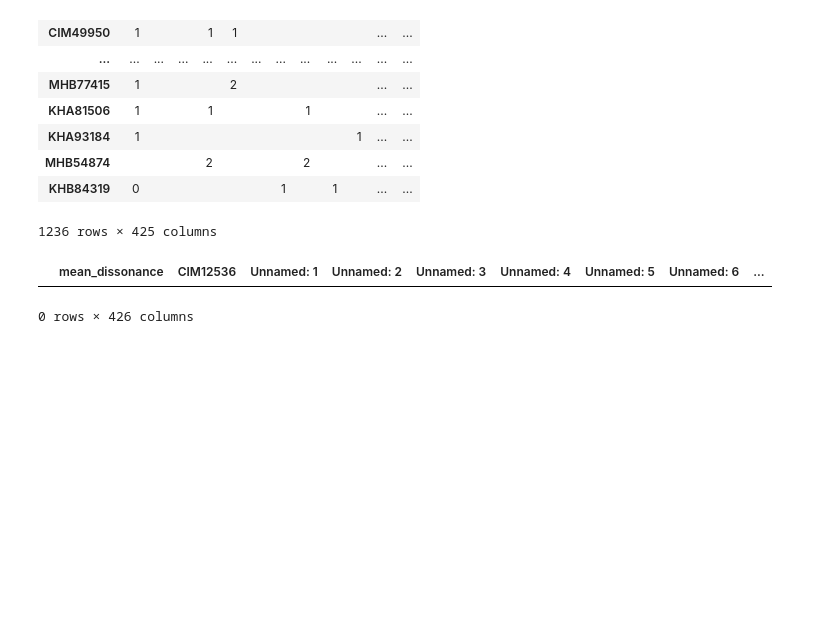
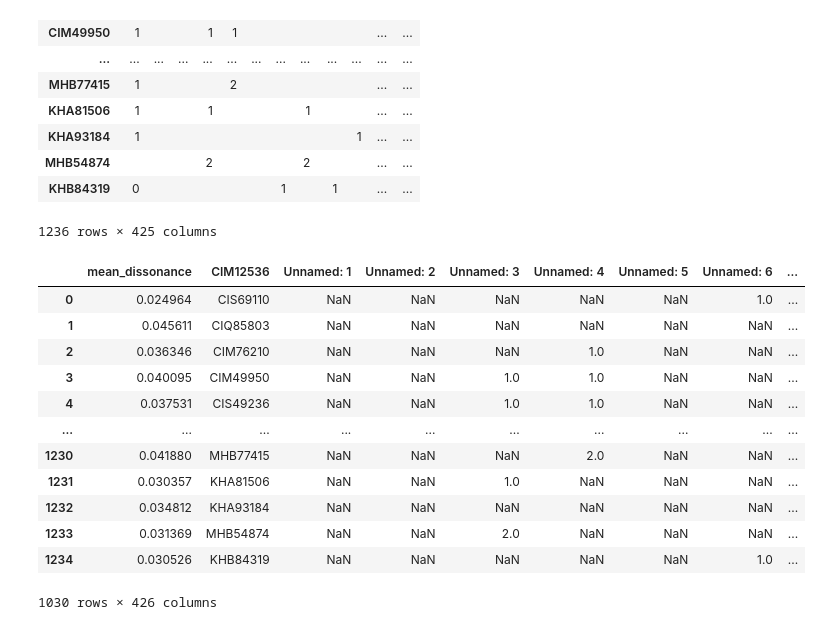
Before and after one commit to zeroknowledgediscovery/truthnet, a Jupyter notebook: notebooks/truthnet_example2.ipynb, the cells around one changed output. Cells and saved outputs as stored; diff of their text form; code cells hidden in the pictures; blank space fills up the shorter version.

```diff
--- a/notebooks/truthnet_example2.ipynb
+++ b/notebooks/truthnet_example2.ipynb
@@ -33,11 +33,22 @@ features,samples = Tr.load_data(datapath="data/global.csv")
 Tr.fit(fit=True,modelpath="results/global.joblib")
 Tr.getDissonance(outfile="mpi_tmp/global_dissonance.csv",processes=11)
 # %%
-suspects=Tr.getSuspects(alpha=.01)
+suspects=Tr.getSuspects(alpha=.01,mode='prob')
 suspects.join(pd.read_csv("data/global.csv"))
 # %% [output]
 |  | mean_dissonance | CIM12536 | Unnamed: 1 | Unnamed: 2 | Unnamed: 3 | Unnamed: 4 | Unnamed: 5 | Unnamed: 6 | ... |
+| 0 | 0.024964 | CIS69110 | NaN | NaN | NaN | NaN | NaN | 1.0 | ... |
+| 1 | 0.045611 | CIQ85803 | NaN | NaN | NaN | NaN | NaN | NaN | ... |
+| 2 | 0.036346 | CIM76210 | NaN | NaN | NaN | 1.0 | NaN | NaN | ... |
+| 3 | 0.040095 | CIM49950 | NaN | NaN | 1.0 | 1.0 | NaN | NaN | ... |
+| 4 | 0.037531 | CIS49236 | NaN | NaN | 1.0 | 1.0 | NaN | NaN | ... |
+| ... | ... | ... | ... | ... | ... | ... | ... | ... | ... |
+| 1230 | 0.041880 | MHB77415 | NaN | NaN | NaN | 2.0 | NaN | NaN | ... |
+| 1231 | 0.030357 | KHA81506 | NaN | NaN | 1.0 | NaN | NaN | NaN | ... |
+| 1232 | 0.034812 | KHA93184 | NaN | NaN | NaN | NaN | NaN | NaN | ... |
+| 1233 | 0.031369 | MHB54874 | NaN | NaN | 2.0 | NaN | NaN | NaN | ... |
+| 1234 | 0.030526 | KHB84319 | NaN | NaN | NaN | NaN | NaN | 1.0 | ... |
-0 rows × 426 columns
+1030 rows × 426 columns
 # %%
 plt.figure()
 plt.style.use('dark_background')
```
Also changed, not shown: parts of 5 cells of this notebook, 12 other files.
